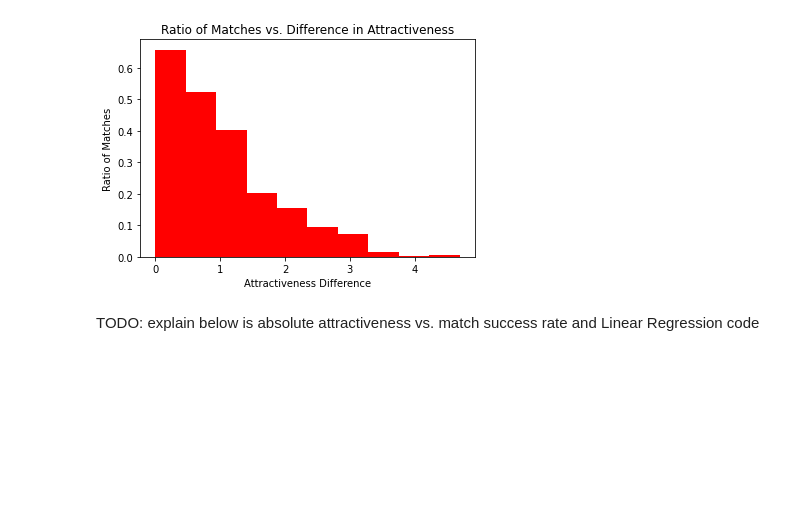
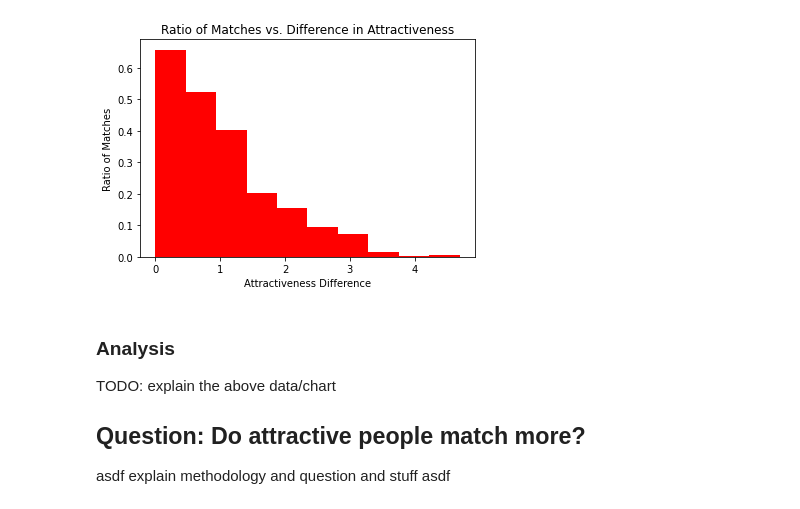
Before and after one commit to Kadekool/Speed-Dating-Exploration, a Jupyter notebook: Speed Dating Jupyter.ipynb, the cells around one changed output. Cells and saved outputs as stored; diff of their text form; code cells hidden in the pictures; blank space fills up the shorter version.

```diff
--- a/Speed Dating Jupyter.ipynb
+++ b/Speed Dating Jupyter.ipynb
@@ -29,11 +13,0 @@ TODO: explain how we make these numbers
-# %%
-# This code assigns every unique person (by their iid) an attractiveness score
-# based on the average of what their partners rated them
-iids = pd.unique(df.iid)
-
-personToAttractiveness = {}
-
-rowsWithRatings = df[df.attr_o.notna()]
-for subjectOfInterest in iids:
-    attractiveness = statistics.mean(rowsWithRatings[rowsWithRatings.iid == subjectOfInterest].attr_o)
-    personToAttractiveness[subjectOfInterest] = attractiveness
@@ -40,36 +20,47 @@ for subjectOfInterest in iids:
 # %%
+iids = pd.unique(df.iid)
+
+# Assigns every unique person (by their iid) an attractiveness score based on the average of what their partners rated them
+personToAttractiveness = {}
+for subjectOfInterest in iids:
+    attractiveness = statistics.mean(df[(df.iid == subjectOfInterest) & (df.attr_o.notna())].attr_o)
+    personToAttractiveness[subjectOfInterest] = attractiveness
+
 # Constructs a dictionary of pairs (tuple of iid and pid) to whether they matched
 pairToDidMatch = {}
-
 rowsWithPairs = df[df.iid.notna() & df.pid.notna()]
-
 for iid in iids:
     for pid in rowsWithPairs[rowsWithPairs.iid == iid].pid:
         if (pid, iid) in pairToDidMatch:
             # Asserts that if person A matches with person B, then person B has also matched with person A
             assert rowsWithPairs[(rowsWithPairs.iid == iid) & (rowsWithPairs.pid == pid)].iloc[0].match == pairToDidMatch[(pid, iid)]
             continue
         pairToDidMatch[(iid, pid)] = rowsWithPairs[(rowsWithPairs.iid == iid) & (rowsWithPairs.pid == pid)].iloc[0].match
+
+# Gets all the differences of attractivenesses between people of all pairings and also collects whether the pair matched
+attractivenessDifferences = [abs(personToAttractiveness[pair[0]] - personToAttractiveness[pair[1]]) for pair in pairToDidMatch.keys()]
+correspondingDidMatch = list(pairToDidMatch.values())
+
+# Gets the attractivness difference of people who matched
+attractivenessDifferencesOfMatchers = []
+for i in range(len(correspondingDidMatch)):
+    if correspondingDidMatch[i] == 0:
+        continue
+    attractivenessDifferencesOfMatchers.append(attractivenessDifferences[i])
+
+# Plots a density histogram of people who matched where the bins are of their attractiveness difference
+plt.figure()
+plt.hist(attractivenessDifferencesOfMatchers, density=True, color="red")
+plt.title("Ratio of Matches vs. Difference in Attractiveness")
+plt.xlabel("Attractiveness Difference")
+plt.ylabel("Ratio of Matches")
+plt.show()
+# %% [output]
+[figure, added]
-# %%
-attractivenessDifferences = [abs(personToAttractiveness[pair[0]] - personToAttractiveness[pair[1]]) for pair in pairToDidMatch.keys()]
-correspondingDidMatch = list(pairToDidMatch.values())
-
-# Gets the attractivness difference of people who matched
-attractivenessDifferencesOfMatchers = []
-for i in range(len(correspondingDidMatch)):
-    if correspondingDidMatch[i] == 0:
-        continue
-    attractivenessDifferencesOfMatchers.append(attractivenessDifferences[i])
-
-# Plots a density histogram of people who matched where the bins are of their attractiveness difference
-plt.figure()
-plt.hist(attractivenessDifferencesOfMatchers, density=True, color="red") # red color for color of love
-plt.title("Ratio of Matches vs. Difference in Attractiveness")
-plt.xlabel("Attractiveness Difference")
-plt.ylabel("Ratio of Matches")
-plt.show()
-# %% [output]
-[figure, removed]
-# %% [markdown]
-TODO: explain below is absolute attractiveness vs. match success rate and Linear Regression code
+# %% [markdown]
+### Analysis
+TODO: explain the above data/chart
+
+## Question: Do attractive people match more?
+asdf explain methodology and question and stuff asdf
 # %%
```
Also changed, not shown: parts of 8 cells of this notebook.
